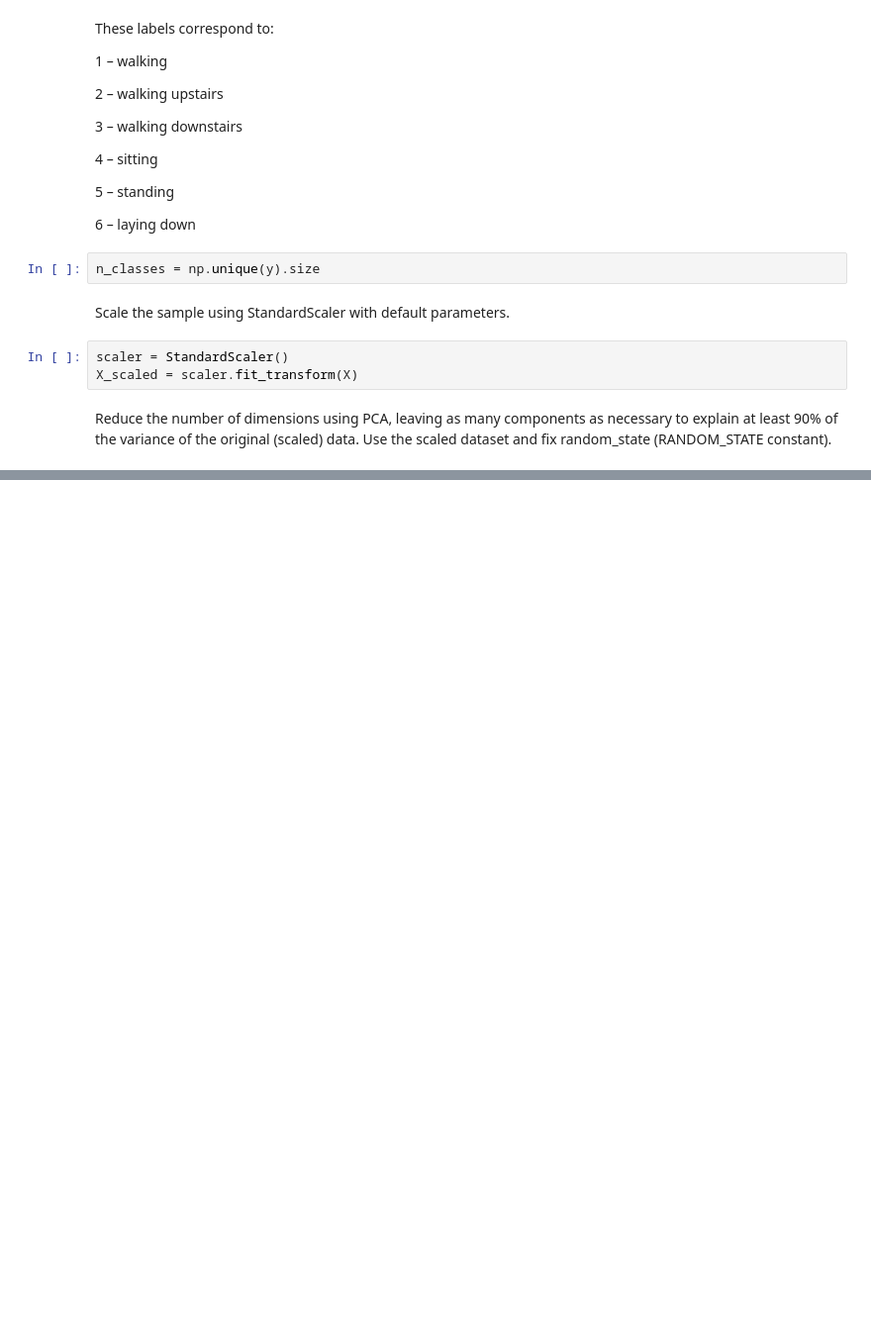
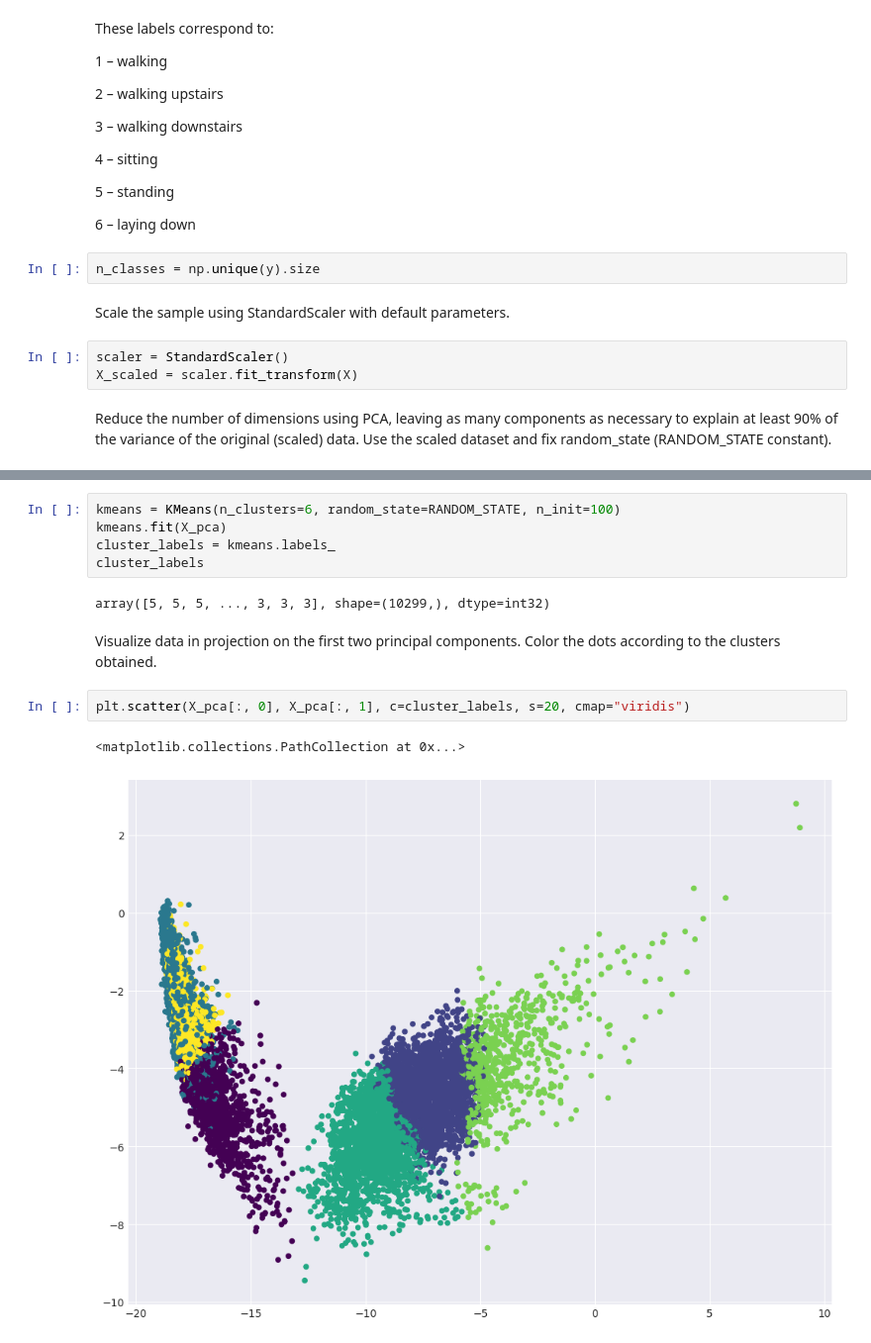
Before and after one commit to rahulrajesh131999/ai-ml-dl-journey, a Jupyter notebook: topic-7/demoassignment.ipynb, the cells around one changed output, grey strips where cells are left out. Shown at 99% size. Cells and saved outputs as stored; diff of their text form; blank space fills up the shorter version.

```diff
--- a/topic-7/demoassignment.ipynb
+++ b/topic-7/demoassignment.ipynb
@@ -98,0 +151,14 @@ Reduce the number of dimensions using PCA, leaving as many components as necessa
+# %%
+kmeans = KMeans(n_clusters=6, random_state=RANDOM_STATE, n_init=100)
+kmeans.fit(X_pca)
+cluster_labels = kmeans.labels_
+cluster_labels
+# %% [output]
+array([5, 5, 5, ..., 3, 3, 3], shape=(10299,), dtype=int32)
+# %% [markdown]
+Visualize data in projection on the first two principal components. Color the dots according to the clusters obtained.
+# %%
+plt.scatter(X_pca[:, 0], X_pca[:, 1], c=cluster_labels, s=20, cmap="viridis")
+# %% [output]
+<matplotlib.collections.PathCollection at 0x...>
+[figure, added]
```
Also changed, not shown: parts of 42 cells of this notebook, 2 other files.
